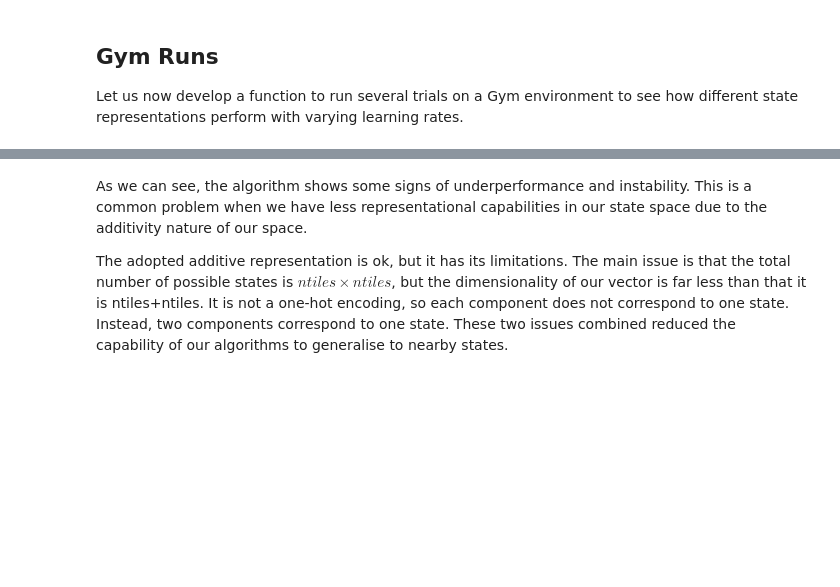
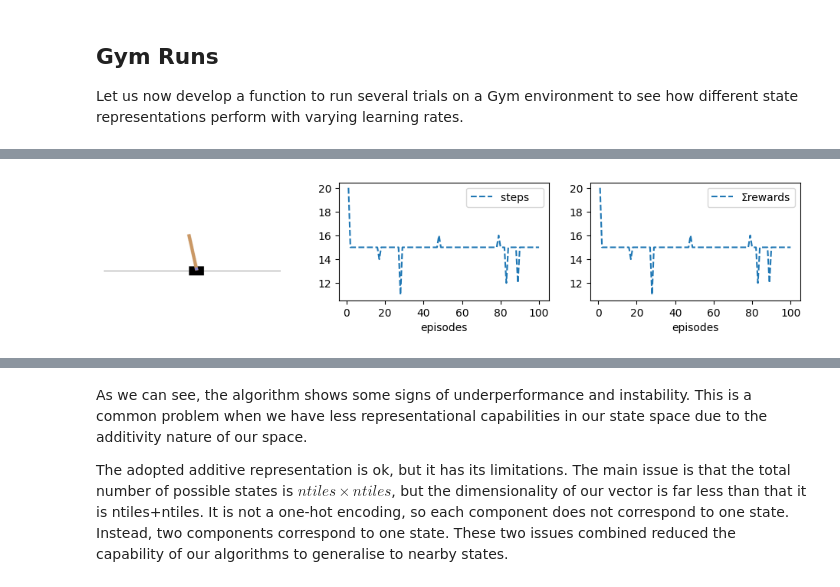
Before and after one commit to AltahhanAi/rl_rob, a Jupyter notebook: worksheet_4_2.ipynb, the cells around one changed output, grey strips where cells are left out. Cells and saved outputs as stored; diff of their text form; code cells hidden in the pictures; blank space fills up the shorter version.

```diff
--- a/worksheet_4_2.ipynb
+++ b/worksheet_4_2.ipynb
@@ -442,0 +432,18 @@ fig_10_2 = algoGymRuns
+# %%
+'''
+# A little utility to create a modified copy of any environment dictionary.
+# Changes are temporary (per-experiment) by default — the original dict is never mutated.
+# To permanently change a config, edit the source dictionary directly and document the change in your notebook.
+'''
+def envDict(base, **kw):
+    return {**base, **kw}
+
+# Examples:
+# envDict(CartPole, n_bins=(1, 1, 6, 12))                          # focus bins on pole only
+# envDict(CartPole, n_tiles=(6, 6, 8, 12), hash_size=2**15)        # tile coding tweaks
+# envDict(MountainCar, n_tilings=16, hash_size=2**15)              # more tilings
+# %%
+CartP = envDict(CartPole, n_bins=(1, 1, 8, 24))
+vsarsa = vSarsa(env=vGymDiscreteS(**CartP), α=.3, ε=0.1, εT=500, max_t=10000, episodes=100, seed=1, **demoGym).interact()
+# %% [output]
+[figure, added]
```
Also changed, not shown: parts of 7 cells of this notebook, 4 other files.
